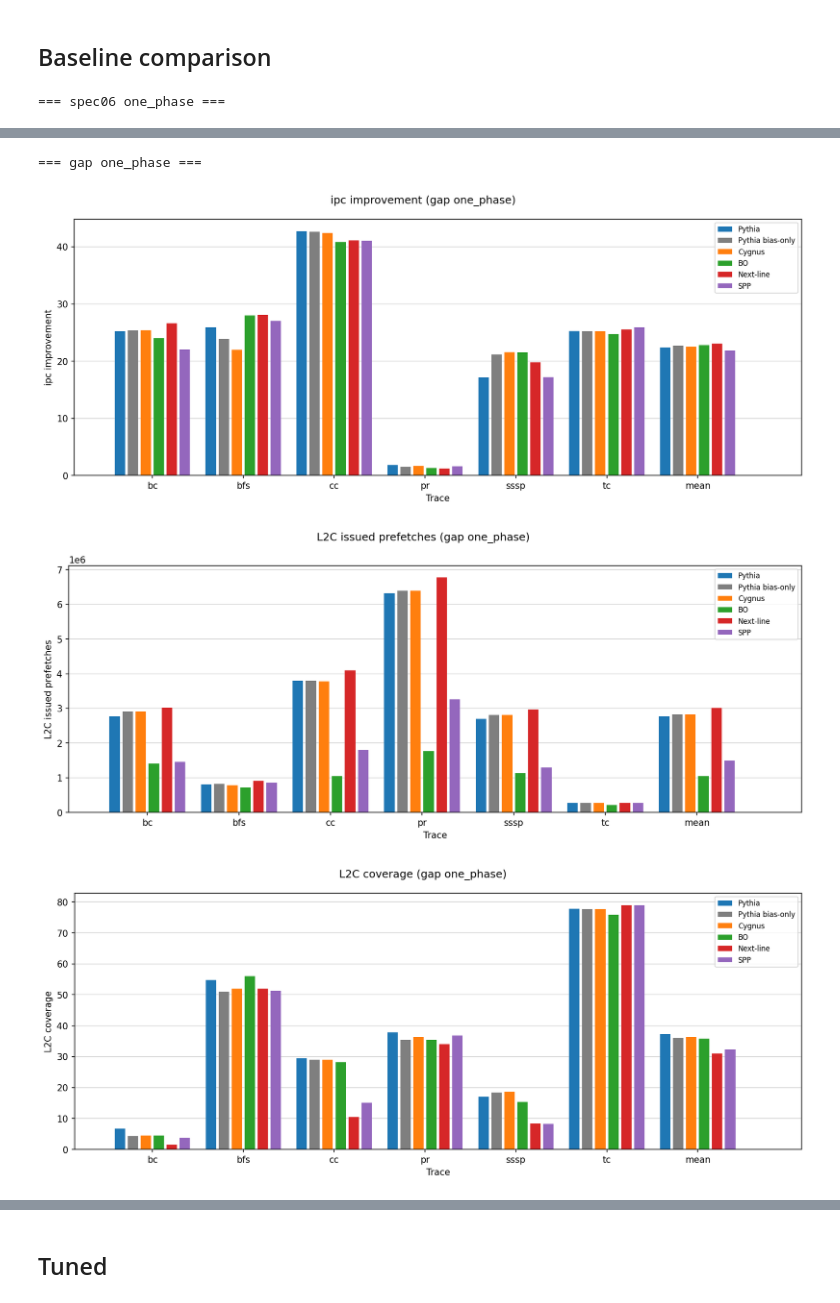
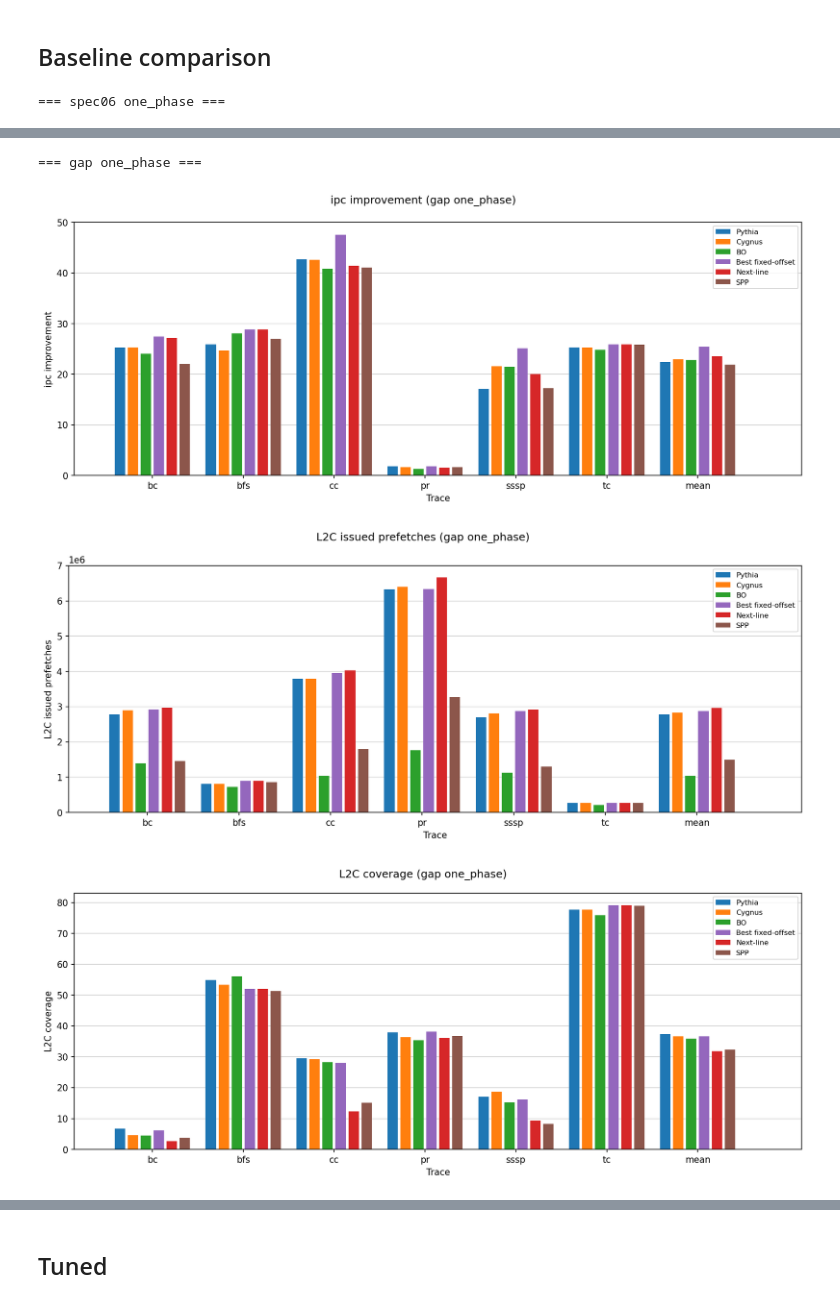
Before and after one commit to cmolder/pythia-analysis, a Jupyter notebook: cygnus.ipynb, the cells around one changed output, grey strips where cells are left out. Cells and saved outputs as stored; diff of their text form; code cells hidden in the pictures.

```diff
--- a/cygnus.ipynb
+++ b/cygnus.ipynb
@@ -13,6 +13,7 @@ paths = {
     # Baseline models
     'degree1_features': '/u/cmolder/GitHub/ChampSim/out/pythia/degree1_features.csv', # Different Pythia features (max pooling, degree 1, 3 tilings)
     'degree1_baseline': '/u/cmolder/GitHub/ChampSim/out/pythia/degree1_baseline.csv', # Different baselines (BO, SPP, Bingo, next-line)
+    'degree1_fixed_offset': '/u/cmolder/GitHub/ChampSim/out/pythia/degree1_fixed_offset.csv', # Different fixed offsets (-64 to +63)
     # Tuned Pythia models
     # Pythia tuned: epsilon ~1.8%, untimely reward = -1
     'degree1_tuned': '/u/cmolder/GitHub/ChampSim/out/pythia/degree1_tuned.csv',
@@ -39,10 +40,11 @@ metrics  = [
     'L2C_issued_prefetches',
     #'L2C_accuracy',
     'L2C_coverage',
+    'LLC_coverage',
     #'L2C_mpki_reduction',
 ]
-features = [{'Delta_Path', 'PC_Delta'}]
-baselines = ['bo', 'spp_dev2', 'bingo', 'next_line']
+features = [{'Delta_Path', 'PC_Delta'}, {'PC'}]
+baselines = ['bo', 'spp_dev2', 'bingo', 'next_line', 'ip_stride']
 dpi = 150
 # %% [markdown]
 # Plots (suites)
@@ -56,10 +58,14 @@ dfs = {
     # Baseline models
     'degree1_baseline': tables.load_stats_csv(paths['degree1_baseline'], baselines, prefetchers_level='l2'),
     'degree1_baseline_pythia': tables.load_stats_csv_pythia(paths['degree1_baseline'], features),
+    'degree1_fixed_offset': tables.load_stats_csv_next_line(paths['degree1_fixed_offset'], offsets=['best']),
     # Tuned Pythia models
     'degree1_tuned': tables.load_stats_csv_pythia(paths['degree1_tuned'], features),
     'degree1_tuned_nofallback': tables.load_stats_csv_pythia(paths['degree1_tuned_nofallback'], features),
-    'degree1_tuned_nozeroaction': tables.load_stats_csv_pythia(paths['degree1_tuned_nozeroaction'], features),
+    'degree1_tuned_nozeroaction': {
+        **tables.load_stats_csv_pythia(paths['degree1_tuned_nozeroaction'], features),
+        **tables.load_stats_csv(paths['degree1_tuned_nozeroaction'], ['cygnus_state'], prefetchers_level='l2'),
+    },
     # Featureless models (Pythia bias-only, Cygnus, BO)
     'degree1_featureless': tables.load_stats_csv(paths['degree1_featureless'], ['pythia', 'cygnus'], prefetchers_level='l2'),
     'degree1_featureless_tuned': tables.load_stats_csv(paths['degree1_featureless_tuned'], ['pythia', 'cygnus', 'bo'], prefetchers_level='l2'),
@@ -76,12 +82,13 @@ dfs = {
 bias_df = {
     'Pythia': dfs['degree1_tuned_nozeroaction']['Delta_Path, PC_Delta'],
     # 'Pythia': dfs['degree1_baseline_pythia']['Delta_Path, PC_Delta'],
-    'Pythia bias-only': dfs['degree1_featureless_tuned_nozeroaction']['pythia'],
+    #'Pythia bias-only': dfs['degree1_featureless_tuned_nozeroaction']['pythia'],
     # 'Pythia bias-only': dfs['degree1_featureless']['pythia'],
     'Cygnus': dfs['degree1_featureless_tuned_nozeroaction']['cygnus'],
     # 'Cygnus': dfs['degree1_featureless']['cygnus'],
     'BO': dfs['degree1_featureless_tuned_nozeroaction']['bo'],
     # 'BO': dfs['degree1_baseline']['bo'],
+    'Best fixed-offset': dfs['degree1_fixed_offset']['best'],
     'Next-line': dfs['degree1_baseline']['next_line'],
     'SPP': dfs['degree1_baseline']['spp_dev2'],
     #'Bingo': dfs['degree1_baseline']['bingo'],
@@ -91,8 +98,9 @@ bias_df_colors = {
     'Pythia bias-only': 'C7',
     'Cygnus': 'C1',
     'BO': 'C2',
+    'Best fixed-offset': 'C4',
     'Next-line': 'C3',
-    'SPP': 'C4'
+    'SPP': 'C5'
 }
 legend_kwargs = {
     'fontsize': 8,
@@ -110,4 +119,4 @@ plots.plot_everything(bias_df, suites=suites, metrics=metrics,
 === gap one_phase ===
-[figure, old version]
-[figure, old version]
+[figure, new version]
-[figure, old version]
+[figure, new version]
+[figure, added]
```
Also changed, not shown: parts of 11 cells of this notebook, 5 other files.
